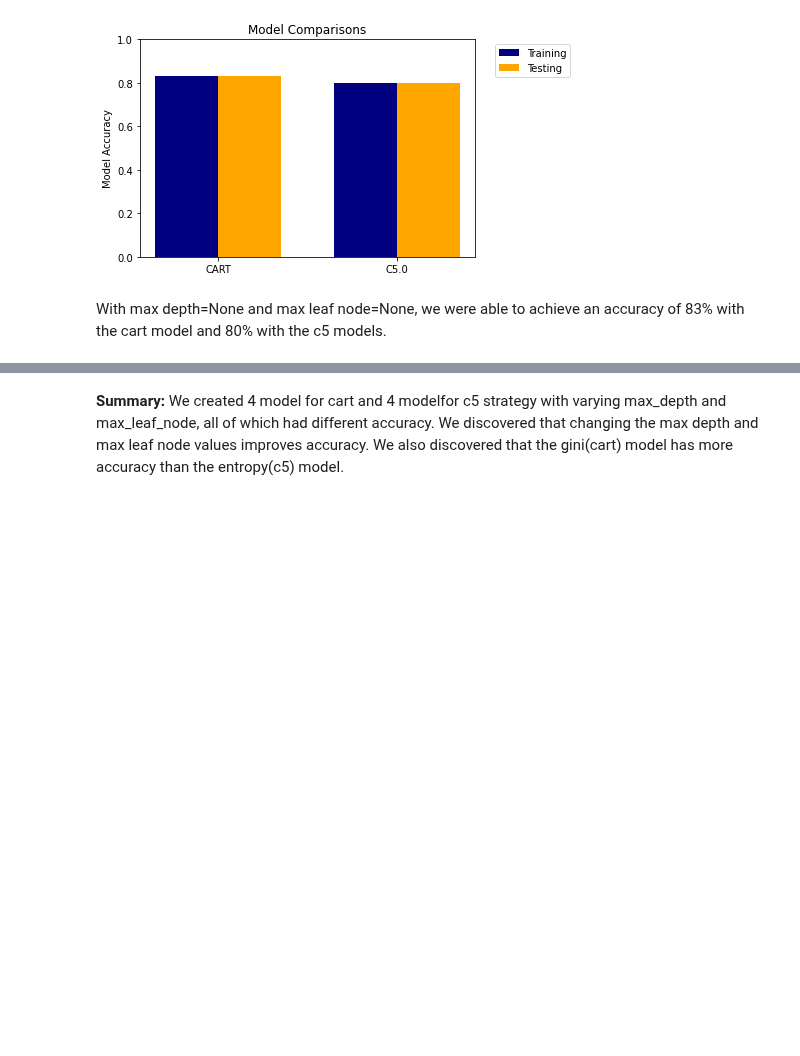
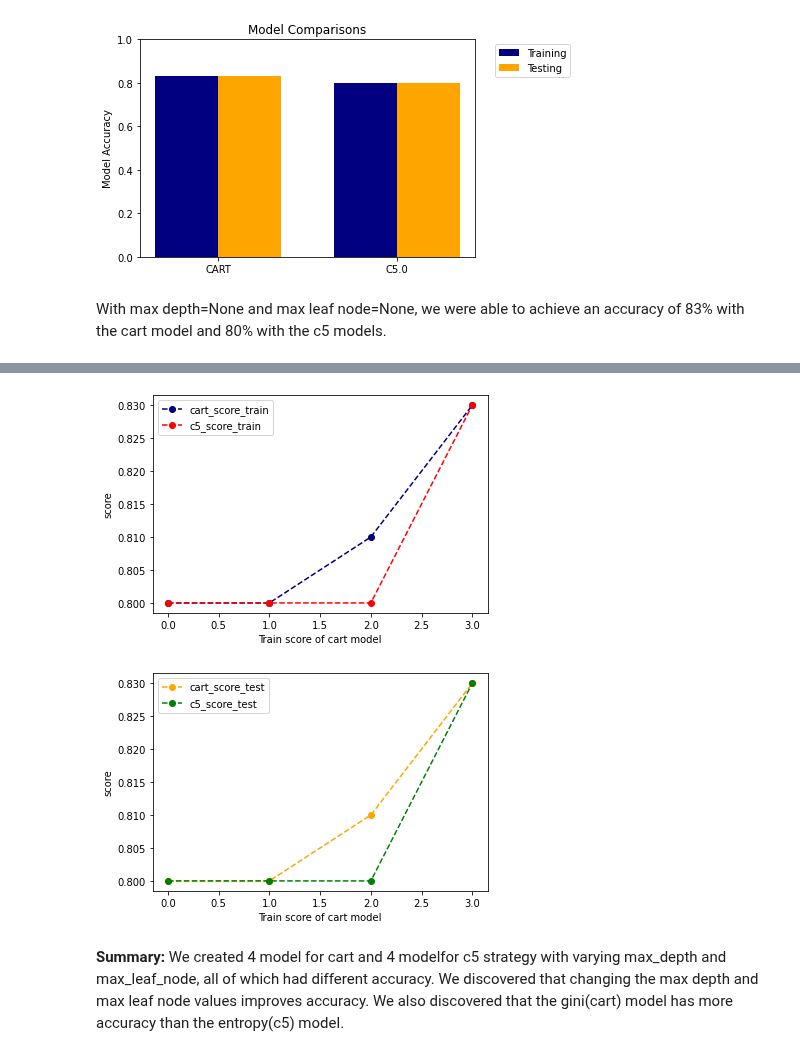
Before and after one commit to sg758253/IDS, a Jupyter notebook: HW6/Project6_problem1_p.ipynb, the cells around one changed output, grey strips where cells are left out. Drawn from its saved outputs; the diff is of its cells as text; code cells hidden in the pictures; blank space fills up the shorter version.

```diff
--- a/HW6/Project6_problem1_p.ipynb
+++ b/HW6/Project6_problem1_p.ipynb
@@ -440,0 +443,18 @@ With max depth=None and max leaf node=None, we were able to achieve an accuracy
+# %%
+cart_train_score1 = round(cart_classifier1.score(X_train, y_train), 2) # cart training score
+cart_test_score1 = round(cart_classifier1.score(X_test, y_test), 2)   # cart testing score
+cart_train_score2 = round(cart_classifier2.score(X_train, y_train), 2) # cart training score
+cart_test_score2 = round(cart_classifier2.score(X_test, y_test), 2)   # cart testing score
+cart_train_score3 = round(cart_classifier3.score(X_train, y_train), 2) # cart training score
+cart_test_score3 = round(cart_classifier3.score(X_test, y_test), 2)   # cart testing score
+cart_train_score4 = round(cart_classifier4.score(X_train, y_train), 2) # cart training score
+cart_test_score4 = round(cart_classifier4.score(X_test, y_test), 2)   # cart testing score
+
+c5_train_score1 = round(c5_classifier1.score(X_train, y_train), 2) # c5 training score
+c5_test_score1 = round(c5_classifier1.score(X_test, y_test), 2)   # c5 testing score
+c5_train_score2 = round(c5_classifier2.score(X_train, y_train), 2) # c5 training score
+c5_test_score2 = round(c5_classifier2.score(X_test, y_test), 2)   # c5 testing score
+c5_train_score3 = round(c5_classifier3.score(X_train, y_train), 2) # c5 training score
+c5_test_score3 = round(c5_classifier3.score(X_test, y_test), 2)   # c5 testing score
+c5_train_score4 = round(c5_classifier4.score(X_train, y_train), 2) # c5 training score
+c5_test_score4 = round(c5_classifier4.score(X_test, y_test), 2)   # c5 testing score
@@ -441,3 +491,27 @@ With max depth=None and max leaf node=None, we were able to achieve an accuracy
+# %%
+labels = ["cart_train_score1", "cart_score2", "score3", "score4"]
+cart_score_train = [cart_train_score1 , cart_train_score2, cart_train_score3, cart_train_score4]
+cart_score_test = [cart_test_score1,cart_test_score2,cart_test_score3,cart_test_score4]
+c5_score_train = [c5_train_score1 , c5_train_score2, c5_train_score3, c5_train_score4]
+c5_score_test = [c5_test_score1,c5_test_score2,c5_test_score3,c5_test_score4]
+
+
+plt.plot(cart_score_train,"o--", color='navy',label="cart_score_train")
+plt.plot(c5_score_train,"o--", color='red',label="c5_score_train")
+plt.xlabel("Train score of cart model")
+plt.ylabel("score")
+plt.legend()
+plt.show()
+
+plt.plot(cart_score_test,"o--", color='orange',label="cart_score_test")
+plt.plot(c5_score_test,"o--", color='green',label="c5_score_test")
+plt.xlabel("Train score of cart model")
+plt.ylabel("score")
+plt.legend()
+plt.show()
+# %% [output]
+[figure, added]
+[figure, added]
 # %% [markdown]
 **Summary:**
 We created 4 model for cart and 4 modelfor c5 strategy with varying max_depth and max_leaf_node, all of which had different accuracy. We discovered that changing the max depth and max leaf node values improves accuracy. We also discovered that the gini(cart) model has more accuracy than the entropy(c5) model.
```
Also changed, not shown: parts of 3 cells of this notebook.
